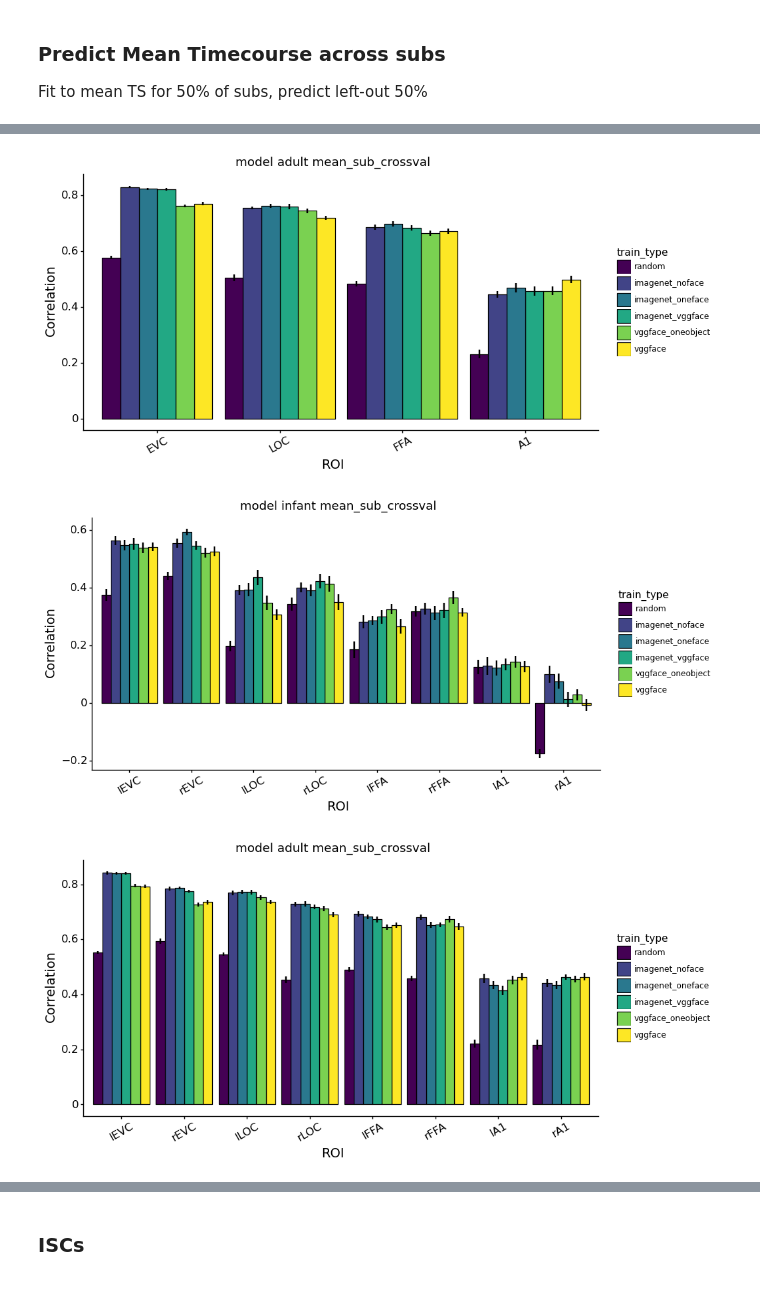
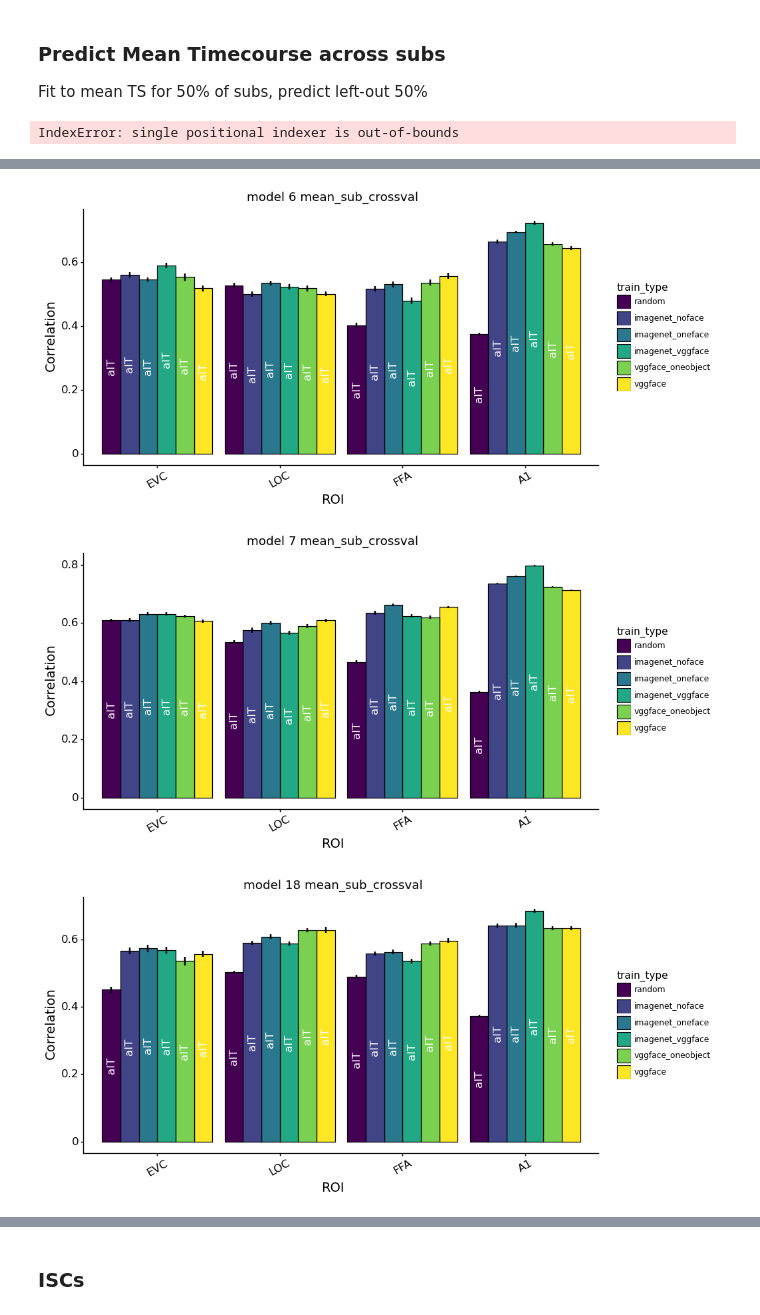
Before and after one commit to vayzenb/ginn, a Jupyter notebook: exps/plot_data.ipynb, the cells around one changed output, grey strips where cells are left out. Cells and saved outputs as stored; diff of their text form; code cells hidden in the pictures.

```diff
--- a/exps/plot_data.ipynb
+++ b/exps/plot_data.ipynb
@@ -17,10 +17,9 @@ warnings.filterwarnings("ignore")
 results_dir = f'{curr_dir}/results'
 #training info
 
-exp = 'aeronaut'
+exp = 'hbn'
 
-sub_list = params.sub_list
-data_dir = params.data_dir
+study_dir,subj_dir, sub_list, vid, file_suf, fix_tr, data_dir, vols, tr, fps, bin_size, ages = params.load_params(exp)
 '''
 Model predictors
 '''
@@ -38,6 +37,9 @@ rois = bi_rois + lat_rois
 
 predictor_rois = rois
 ages = ['infant','adult']
+ages = [5, 6, 7, 18]
+#convert ages to sring
+ages = [str(age) for age in ages]
 # %%
 def create_bar(data, x_val, y_val,fill_val, err=0, title_val='None'):
 
@@ -46,6 +48,7 @@ def create_bar(data, x_val, y_val,fill_val, err=0, title_val='None'):
         geom_col(stat='identity',color = 'black', position='dodge') + theme_classic() + \
         geom_linerange(aes(x=x_val,  ymax = f'{y_val} + {err}', ymin = f'{y_val} - {err}'), size = 1, position=position_dodge(width=.9)) + \
         xlab('ROI') + ylab('Correlation') + \
+        geom_text(aes(y= f'{y_val} - ({y_val})/2', label = 'layer'), angle = 90, color = 'white', size = 12, position=position_dodge(width=.9)) + \
         theme(text = element_text(color ='black'),
             axis_text_x= element_text(angle = 30, size = 12),
             axis_text_y= element_text(size = 12),
@@ -108,6 +111,51 @@ print(plot)
 ### Predict Mean Timecourse across subs
 
 Fit to mean TS for 50% of subs, predict left-out 50%
+# %%
+"""
+Plot model data from best layer
+"""
+
+file_suf = ''
+predictor = 'model'
+analysis_type = 'mean_sub_crossval'
+dv_ages = ['infant','adult']
+
+roi_sets = [bi_rois] + [lat_rois]
+#roi_sets = [bi_rois]
+
+
+summary_df = pd.read_csv(f'{results_dir}/mean_ts/{exp}_{predictor}_{analysis_type}{file_suf}.csv')
+summary_df['train_type'] = pd.Categorical(summary_df['train_type'], categories = model_types, ordered = True)
+
+#extract best layer for each model and each roi
+best_layer_df = pd.DataFrame(columns = summary_df.columns)
+for trt in model_types:
+    for roi in rois:
+        for age in ages:
+            curr_df = summary_df[(summary_df['train_type'] == trt) & (summary_df['roi'] == roi) & (summary_df['age'] == age)]
+            #sort by correlation
+            curr_df = curr_df.sort_values(by = 'corr', ascending = False)
+            #add top row to best_layer_df
+            best_layer_df = best_layer_df.append(curr_df.iloc[0,:], ignore_index=True)
+
+for roi in roi_sets:
+    #extract rois from summary file
+    roi_data = best_layer_df[best_layer_df['roi'].isin(roi)]
+
+    roi_data['roi'] = pd.Categorical(roi_data['roi'], categories = roi, ordered = True)
+    roi_data['train_type'] = pd.Categorical(roi_data['train_type'], categories = model_types, ordered = True)
+    for age in dv_ages:
+
+        #plot corr data as bar graph
+        corr_data = roi_data[roi_data['age'] == age]
+        #convert corr to values
+        corr_data['corr'] = corr_data['corr'].astype(float)
+        #convert se to values
+        corr_data['se'] = corr_data['se'].astype(float)
+        create_bar(corr_data, 'roi', 'corr','train_type', 'se',  f'{predictor} {age} {analysis_type}')
+# %% [output]
+IndexError: single positional indexer is out-of-bounds
 # %%
 '''
 Model summary file
@@ -115,17 +163,23 @@ Model summary file
 file_suf = ''
 predictor = 'model'
 analysis_type = 'mean_sub_crossval'
-dv_ages = ['infant','adult']
+dv_ages = ages
 
 roi_sets = [bi_rois] + [lat_rois]
+roi_sets = [bi_rois]
 
 summary_df = pd.read_csv(f'{results_dir}/mean_ts/{exp}_{predictor}_{analysis_type}{file_suf}.csv')
+#extract layer aIT
+summary_df = summary_df[summary_df['layer'] == 'aIT']
+
 #remove A1 rois from summary file
 #summary_df = summary_df[summary_df['roi'] != 'lA1']
 #summary_df = summary_df[summary_df['roi'] != 'rA1']
 #summary_df = summary_df[summary_df['roi'] != 'A1']
 
 summary_df['train_type'] = pd.Categorical(summary_df['train_type'], categories = model_types, ordered = True)
+#convert age column to string
+summary_df['age'] = summary_df['age'].astype(str)
 
 
 for roi in roi_sets:
@@ -137,5 +191,7 @@ for roi in roi_sets:
 
         #plot corr data as bar graph
         corr_data = roi_data[roi_data['age'] == age]
+        #make corr data numeric
+        corr_data['corr'] = corr_data['corr'].astype(float)
         create_bar(corr_data, 'roi', 'corr','train_type', 'se',  f'{predictor} {age} {analysis_type}')
 # %% [output]
@@ -143,3 +199,3 @@ for roi in roi_sets:
-[figure, old version]
+[figure, new version]
-[figure, old version]
+[figure, new version]
-[figure, old version]
+[figure, new version]
```
Also changed, not shown: parts of 2 cells of this notebook, 7 other files.
